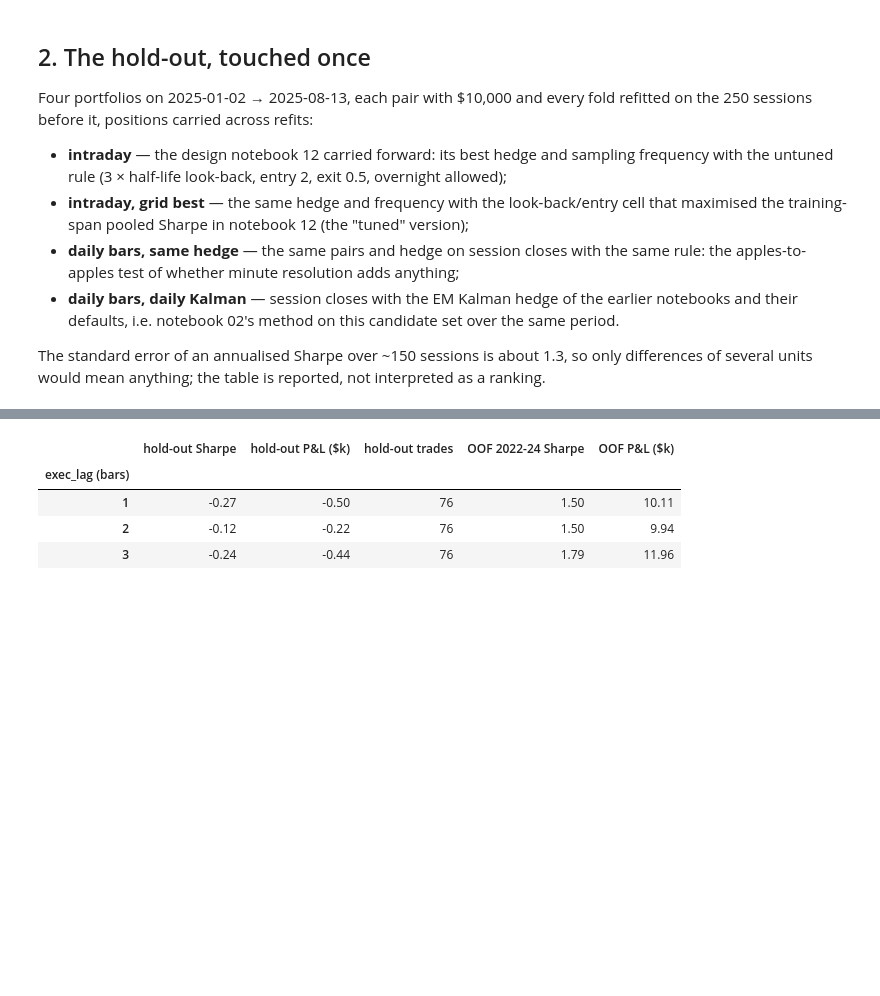
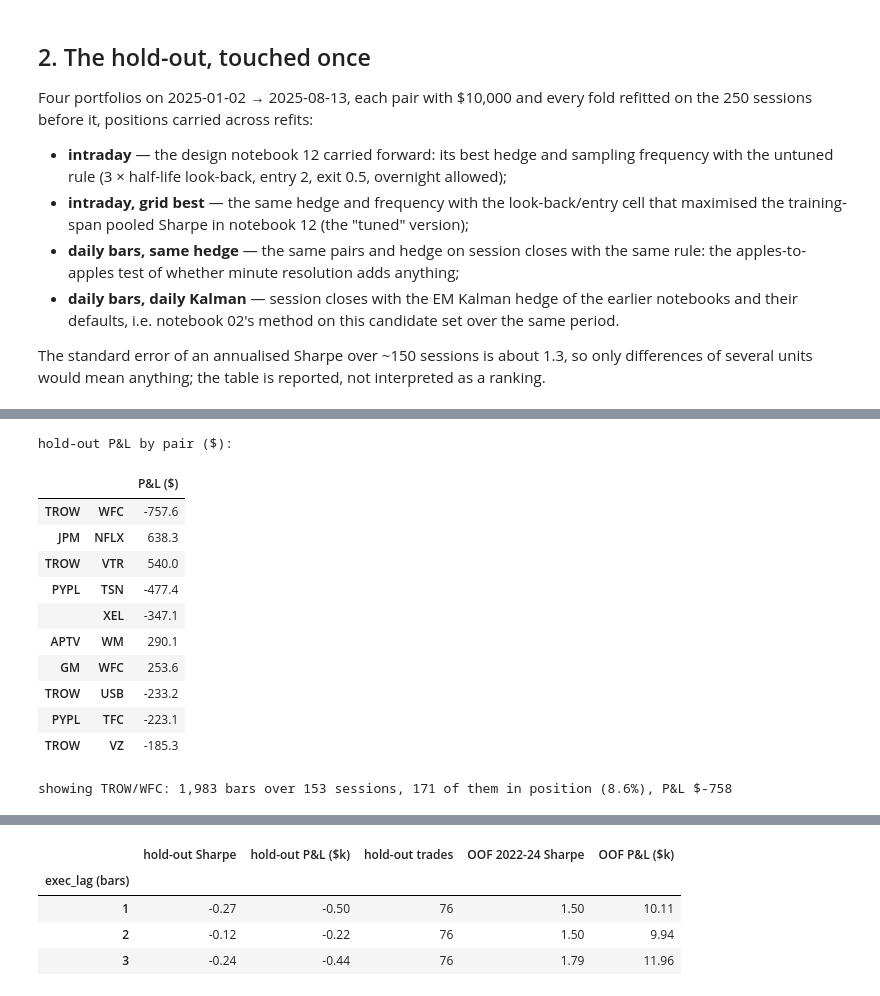
Before and after one commit to mengrenman/dynamic-hedge-pairs-trading, a Jupyter notebook: notebooks/pairs_trading_13_intraday_portfolio.ipynb, the cells around one changed output, grey strips where cells are left out. Drawn from its saved outputs; the diff is of its cells as text; code cells hidden in the pictures; blank space fills up the shorter version.

```diff
--- a/notebooks/pairs_trading_13_intraday_portfolio.ipynb
+++ b/notebooks/pairs_trading_13_intraday_portfolio.ipynb
@@ -302,0 +306,27 @@ where the estimate is less noisy) and on the hold-out.
+# %%
+contrib = res_main["pnl"].sum().sort_values(key=abs, ascending=False)
+print("hold-out P&L by pair ($):")
+display(contrib.round(1).to_frame("P&L ($)"))
+
+PICK = contrib.index[0]
+states_pick = pd.concat([it["states"] for it in by_pair(fits_h)[PICK]])
+sig_pick    = res_main["signals"][PICK]
+t1, t2 = PICK
+print(f"\nshowing {t1}/{t2}: {len(states_pick):,} bars over "
+      f"{states_pick.index.normalize().nunique()} sessions, "
+      f"{int(sig_pick['pos'].ne(0).sum()):,} of them in position "
+      f"({sig_pick['pos'].ne(0).mean():.1%}), P&L ${contrib.iloc[0]:,.0f}")
+# %% [output]
+hold-out P&L by pair ($):
+|  |  | P&L ($) |
+| TROW | WFC | -757.6 |
+| JPM | NFLX | 638.3 |
+| TROW | VTR | 540.0 |
+| PYPL | TSN | -477.4 |
+|  | XEL | -347.1 |
+| APTV | WM | 290.1 |
+| GM | WFC | 253.6 |
+| TROW | USB | -233.2 |
+| PYPL | TFC | -223.1 |
+| TROW | VZ | -185.3 |
+showing TROW/WFC: 1,983 bars over 153 sessions, 171 of them in position (8.6%), P&L $-758
```
Also changed, not shown: parts of 5 cells of this notebook, 2 other files.
